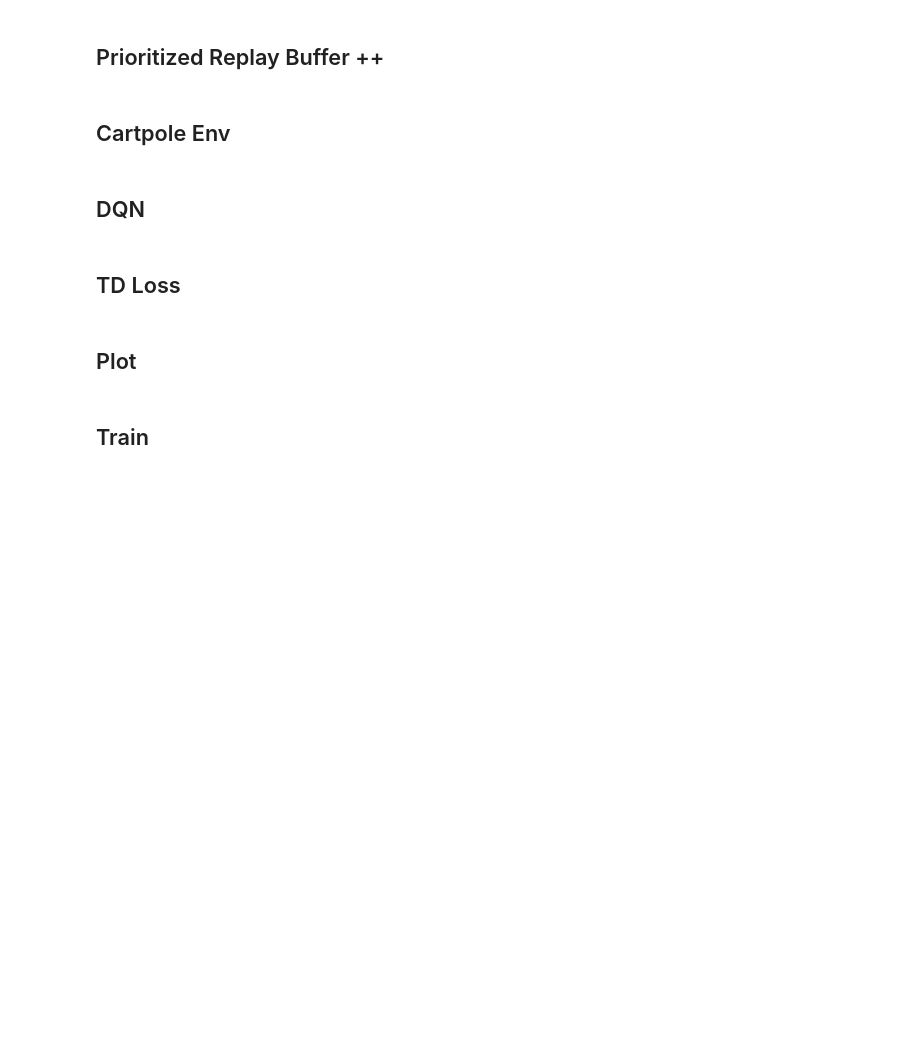
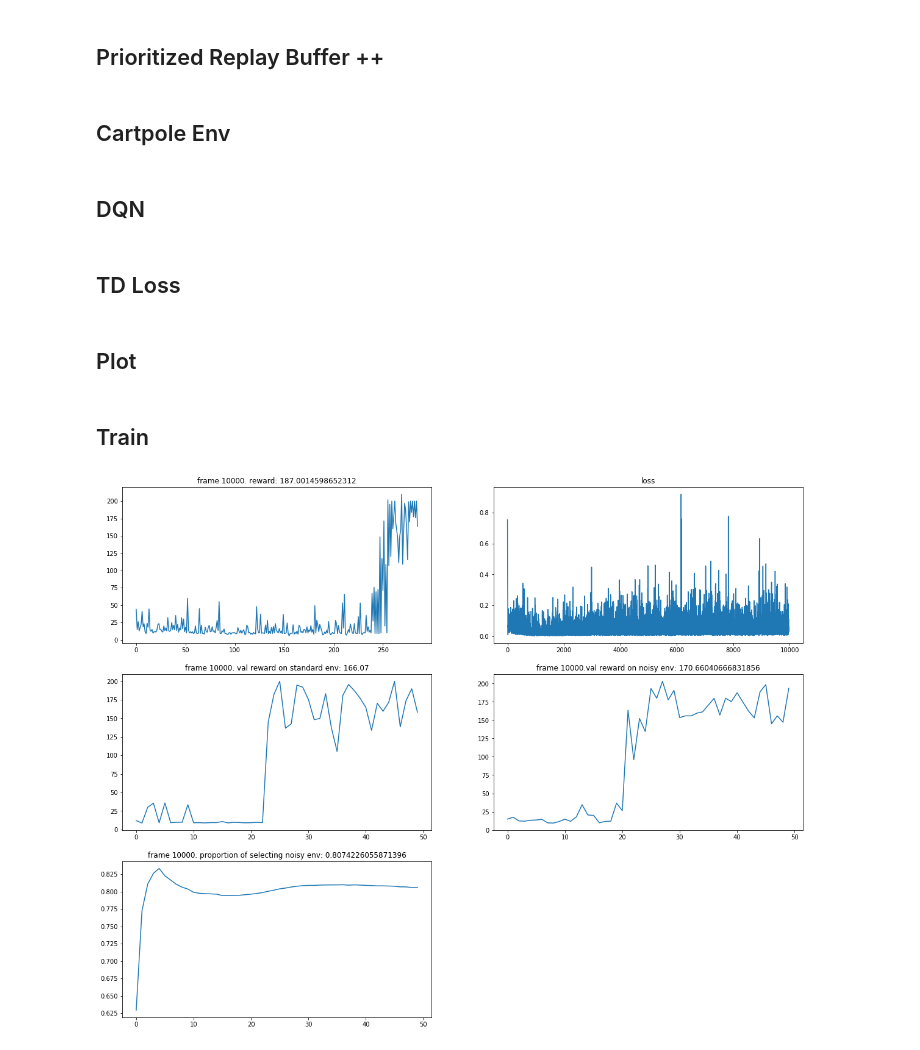
Before and after one commit to behzadhaghgoo/cs379c-project, a Jupyter notebook: experience replay ++ - carpole.ipynb, the cells around one changed output. Drawn from its saved outputs; the diff is of its cells as text; code cells hidden in the pictures; blank space fills up the shorter version.

```diff
--- a/experience replay ++ - carpole.ipynb
+++ b/experience replay ++ - carpole.ipynb
@@ -133,10 +143,15 @@ if USE_CUDA:
     target_model  = target_model.cuda()
 
 optimizer = optim.Adam(current_model.parameters())
+# %%
+def update_target(current_model, target_model):
+    target_model.load_state_dict(current_model.state_dict())
+# %%
+update_target(current_model, target_model)
 # %% [markdown]
 ## TD Loss
 # %%
-def compute_td_loss(batch_size, beta):
+def compute_td_loss(cur_model, tar_model, batch_size, beta):
     state, action, reward, next_state, done, indices, weights = replay_buffer.sample(batch_size, beta)
 
 
@@ -147,8 +162,8 @@ def compute_td_loss(batch_size, beta):
     done       = Variable(torch.FloatTensor(done))
     weights    = Variable(torch.FloatTensor(weights))
 
-    q_values      = current_model(state)
-    next_q_values = target_model(next_state)
+    q_values      = cur_model(state)
+    next_q_values = tar_model(next_state)
 
     q_value          = q_values.gather(1, action.unsqueeze(1)).squeeze(1)
     next_q_value     = next_q_values.max(1)[0]
@@ -212,7 +227,7 @@ def test(noisyGame, eps):
 
                 next_state, reward, done, _ = val_env.step(actual_action)
                 if noisyGame:
-                    reward += random.uniform(-100, 100)
+                    reward += random.uniform(-1., 1.)
                 next_state = np.append(next_state, float(noisyGame))
                 state = next_state
                 episode_reward += reward
@@ -233,11 +248,14 @@ noisy_val_rewards = []
 states_count_ratios = []
 episode_reward = 0
 
-noisyGame = True
+noisyGame = False
 state = env.reset()
 state = np.append(state, float(noisyGame))
 
 replay_buffer = PrioritizedBuffer(100000)
+current_model = DQN(env.observation_space.shape[0] + 1, env.action_space.n)
+target_model  = DQN(env.observation_space.shape[0] + 1, env.action_space.n)
+optimizer = optim.Adam(current_model.parameters())
 
 # Probability of action being random in noisy state
 eps = 1.
@@ -253,32 +271,34 @@ for frame_idx in range(1, num_frames + 1):
         actual_action = original_action
     next_state, reward, done, _ = env.step(actual_action)
 
     # If in noisy environment, make reward completely random
     if noisyGame:
-        reward += random.uniform(-100, 100)
+        reward += random.uniform(-1., 1.)
     next_state = np.append(next_state, float(noisyGame))
     replay_buffer.push(state, original_action, reward, next_state, done)
 
     state = next_state
     episode_reward += reward
 
     if done:
         noisyGame = 1-noisyGame
         state = env.reset()
         state = np.append(state, float(noisyGame))
         all_rewards.append(episode_reward)
         episode_reward = 0
 
     if len(replay_buffer) > batch_size:
         beta = beta_by_frame(frame_idx)
-        loss = compute_td_loss(batch_size, beta)
+        loss = compute_td_loss(current_model, target_model, batch_size, beta)
         losses.append(loss.data.tolist())
 
     if frame_idx % 200 == 0:
         standard_val_rewards.append(test(False, eps))
         noisy_val_rewards.append(test(True, eps))
         states_count_ratios.append(float(replay_buffer.states_count[1]) / (float(replay_buffer.states_count[1])  + float(replay_buffer.states_count[0])))
         plot(frame_idx, all_rewards, losses, standard_val_rewards, noisy_val_rewards, states_count_ratios)
 
     if frame_idx % 1000 == 0:
         update_target(current_model, target_model)
+# %% [output]
+[figure, added]
```
Also changed, not shown: parts of 2 cells of this notebook, 1 other file.
